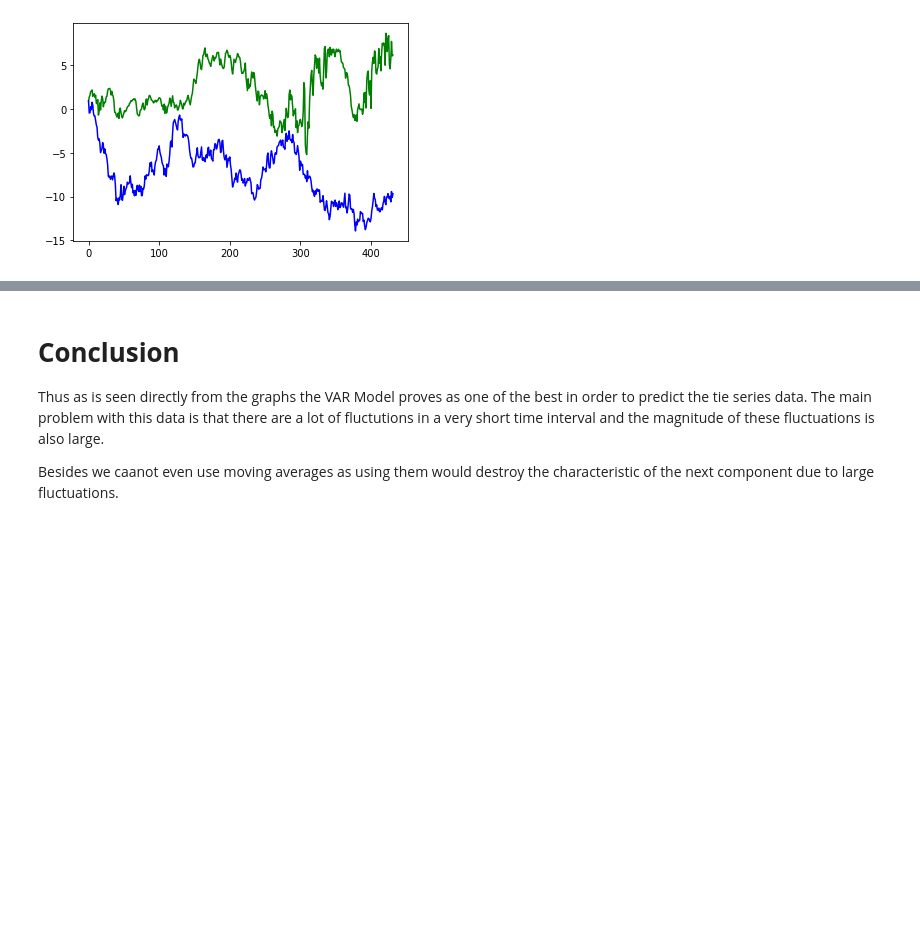
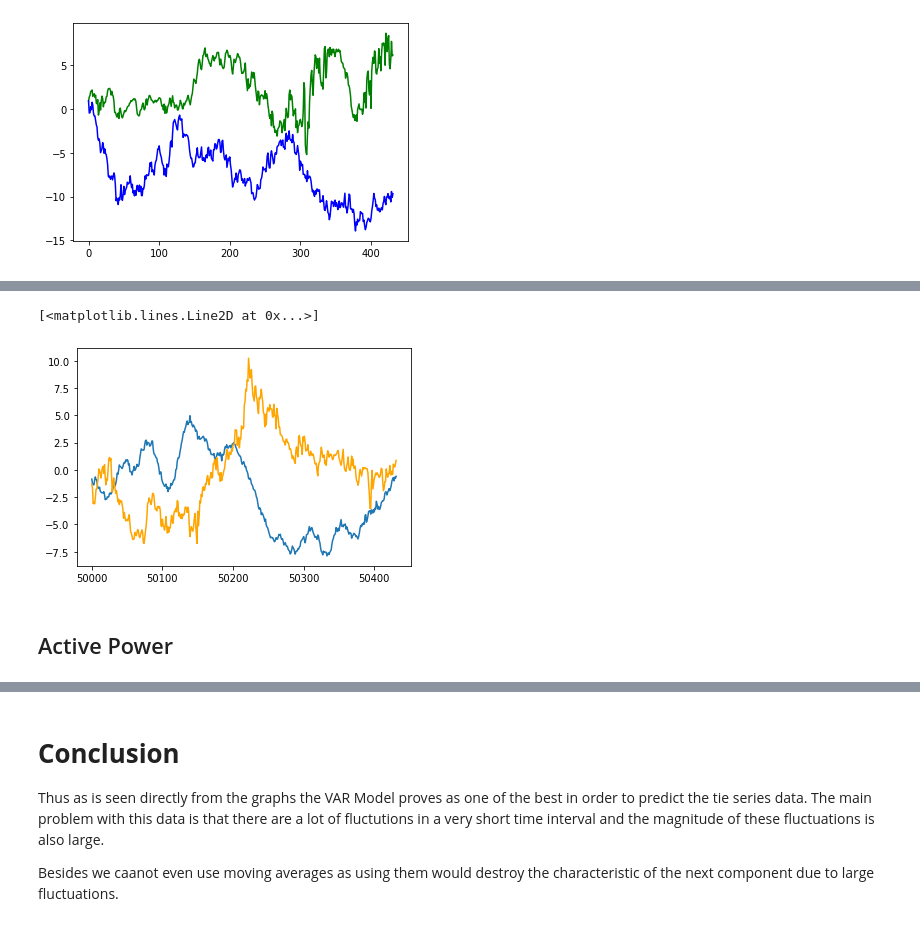
Before and after one commit to m607stars/GoGreen-with-ML, a Jupyter notebook: IBM_Hackathon.ipynb, the cells around one changed output, grey strips where cells are left out. Saved outputs shown, nothing was run; the diff lists cells and outputs as text; code cells hidden in the pictures; blank space fills up the shorter version.

```diff
--- a/IBM_Hackathon.ipynb
+++ b/IBM_Hackathon.ipynb
@@ -627,0 +677,3 @@ plt.show()
+# %%
+data = pd.DataFrame({'cc' : df['Cos Component'][:50000]})
+data
@@ -627,0 +694,6 @@ plt.show()
+# %%
+model = ExponentialSmoothing(data, seasonal='additive',seasonal_periods=432)
+model_fit = model.fit()
+
+yhat = model_fit.forecast(steps=432)
+yhat
@@ -627,0 +713,8 @@ plt.show()
+# %%
+plt.plot(yhat)
+plt.plot(df.index[50000:50432],df['Cos Component'][50000:50432],color='orange')
+# %% [output]
+[<matplotlib.lines.Line2D at 0x...>]
+[figure, added]
+# %% [markdown]
+## Active Power
```
Also changed, not shown: parts of 22 cells of this notebook.
